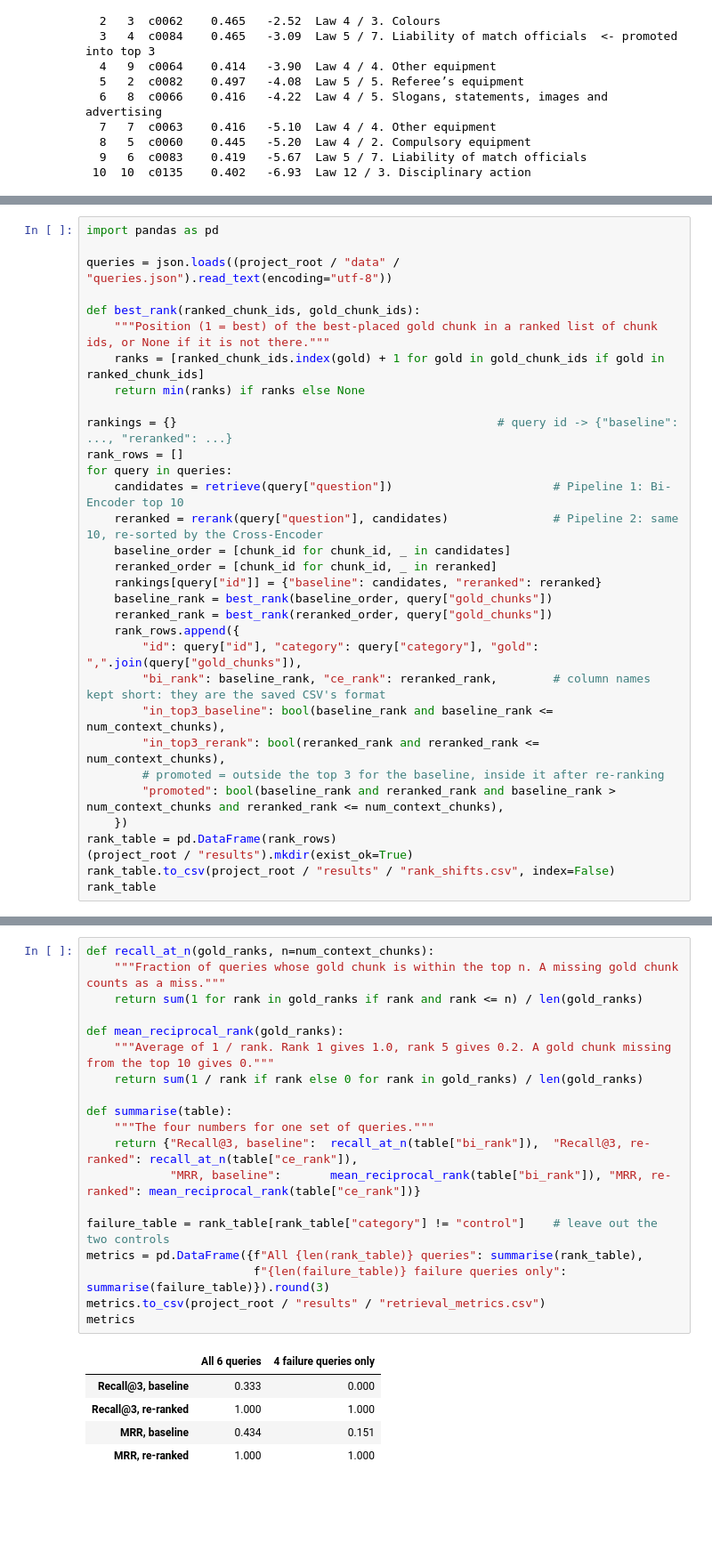
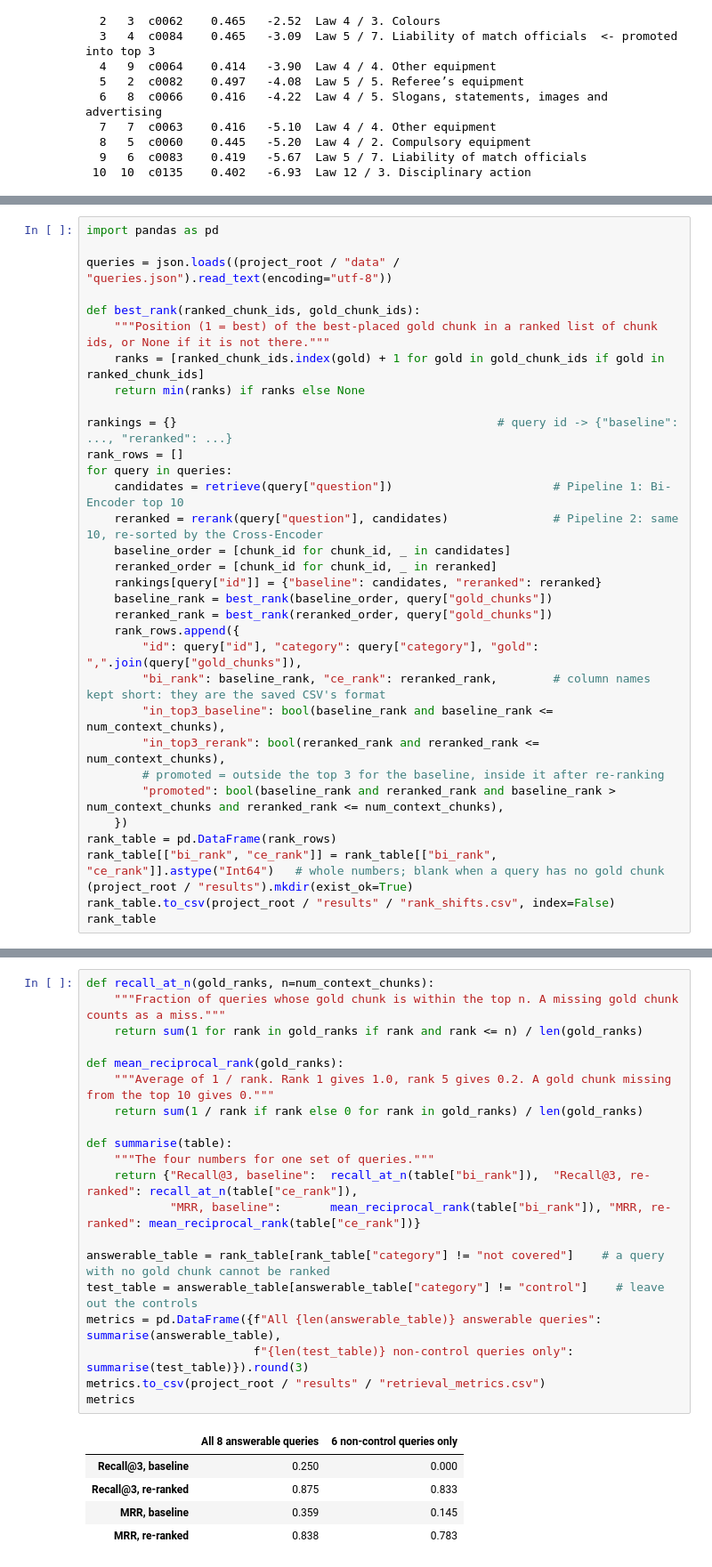
Before and after one commit to N03L-22/LMA_A1_RAG, a Jupyter notebook: rag_reranking.ipynb, the cells around one changed output, grey strips where cells are left out. Shown at 89% size. Drawn from its saved outputs; the diff is of its cells as text; blank space fills up the shorter version.

```diff
--- a/rag_reranking.ipynb
+++ b/rag_reranking.ipynb
@@ -607,6 +611,7 @@ for query in queries:
         "promoted": bool(baseline_rank and reranked_rank and baseline_rank > num_context_chunks and reranked_rank <= num_context_chunks),
     })
 rank_table = pd.DataFrame(rank_rows)
+rank_table[["bi_rank", "ce_rank"]] = rank_table[["bi_rank", "ce_rank"]].astype("Int64")   # whole numbers; blank when a query has no gold chunk
 (project_root / "results").mkdir(exist_ok=True)
 rank_table.to_csv(project_root / "results" / "rank_shifts.csv", index=False)
 rank_table
@@ -664,28 +672,29 @@ Two numbers over the table above, one per pipeline.
 # %%
 def recall_at_n(gold_ranks, n=num_context_chunks):
     """Fraction of queries whose gold chunk is within the top n. A missing gold chunk counts as a miss."""
     return sum(1 for rank in gold_ranks if rank and rank <= n) / len(gold_ranks)
 
 def mean_reciprocal_rank(gold_ranks):
     """Average of 1 / rank. Rank 1 gives 1.0, rank 5 gives 0.2. A gold chunk missing from the top 10 gives 0."""
     return sum(1 / rank if rank else 0 for rank in gold_ranks) / len(gold_ranks)
 
 def summarise(table):
     """The four numbers for one set of queries."""
     return {"Recall@3, baseline":  recall_at_n(table["bi_rank"]),  "Recall@3, re-ranked": recall_at_n(table["ce_rank"]),
             "MRR, baseline":       mean_reciprocal_rank(table["bi_rank"]), "MRR, re-ranked": mean_reciprocal_rank(table["ce_rank"])}
 
-failure_table = rank_table[rank_table["category"] != "control"]    # leave out the two controls
-metrics = pd.DataFrame({f"All {len(rank_table)} queries": summarise(rank_table),
-                        f"{len(failure_table)} failure queries only": summarise(failure_table)}).round(3)
+answerable_table = rank_table[rank_table["category"] != "not covered"]    # a query with no gold chunk cannot be ranked
+test_table = answerable_table[answerable_table["category"] != "control"]    # leave out the controls
+metrics = pd.DataFrame({f"All {len(answerable_table)} answerable queries": summarise(answerable_table),
+                        f"{len(test_table)} non-control queries only": summarise(test_table)}).round(3)
 metrics.to_csv(project_root / "results" / "retrieval_metrics.csv")
 metrics
 # %% [output]
-|  | All 6 queries | 4 failure queries only |
-| Recall@3, baseline | 0.333 | 0.000 |
-| Recall@3, re-ranked | 1.000 | 1.000 |
-| MRR, baseline | 0.434 | 0.151 |
-| MRR, re-ranked | 1.000 | 1.000 |
+|  | All 8 answerable queries | 6 non-control queries only |
+| Recall@3, baseline | 0.250 | 0.000 |
+| Recall@3, re-ranked | 0.875 | 0.833 |
+| MRR, baseline | 0.359 | 0.145 |
+| MRR, re-ranked | 0.838 | 0.783 |
 # %% [markdown]
 ## Stage 7 — Answer 1 and Answer 2 (Gemini)
 
```
Also changed, not shown: parts of 8 cells of this notebook, 6 other files.
